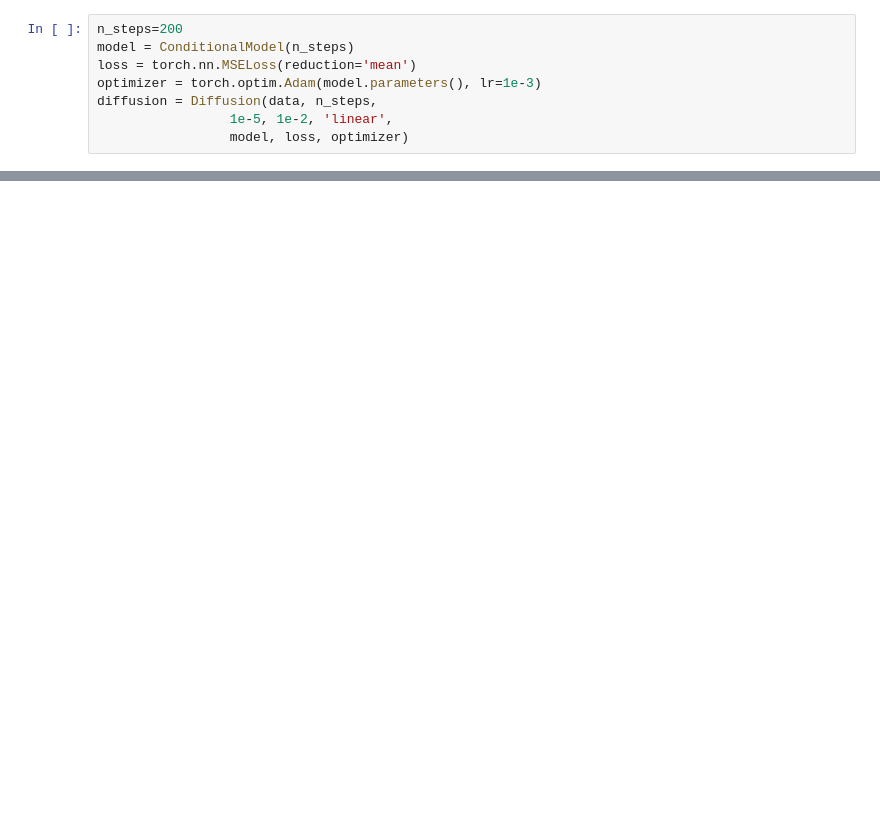
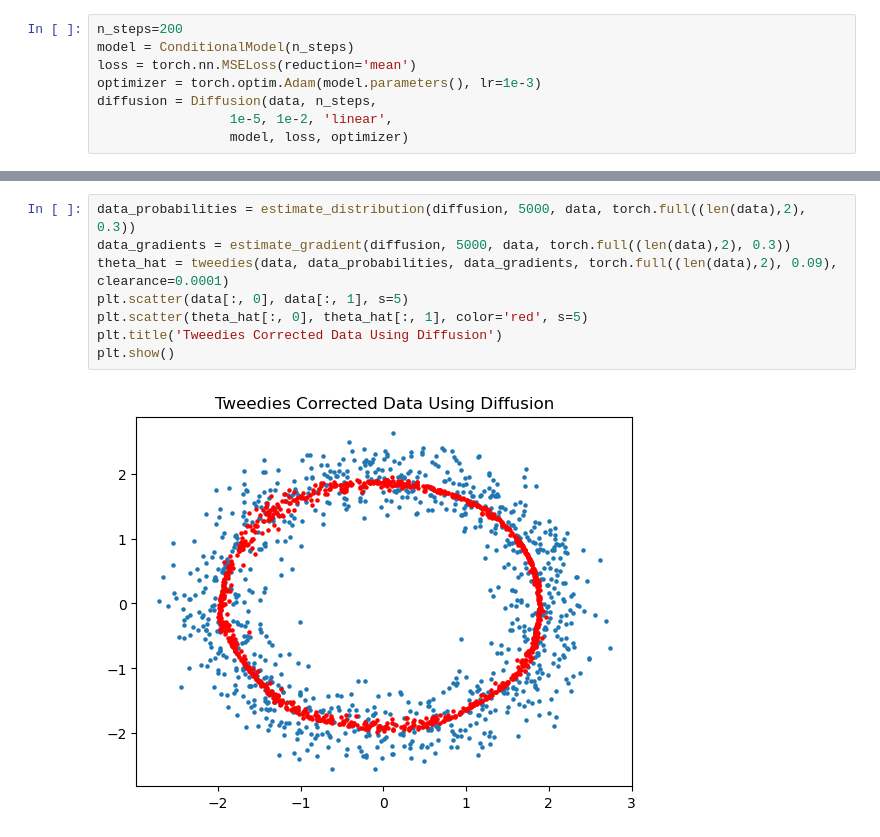
Before and after one commit to KristofPusztai/Probabilistic-Diffusion, a Jupyter notebook: circular_data.ipynb, the cells around one changed output, grey strips where cells are left out. Saved outputs shown, nothing was run; the diff lists cells and outputs as text; blank space fills up the shorter version.

Commit message:
tweedies on circular data - SUCCESS

```diff
--- a/circular_data.ipynb
+++ b/circular_data.ipynb
@@ -167,0 +143,10 @@ plt.show()
+# %%
+data_probabilities = estimate_distribution(diffusion, 5000, data, torch.full((len(data),2), 0.3))
+data_gradients = estimate_gradient(diffusion, 5000, data, torch.full((len(data),2), 0.3))
+theta_hat = tweedies(data, data_probabilities, data_gradients, torch.full((len(data),2), 0.09), clearance=0.0001)
+plt.scatter(data[:, 0], data[:, 1], s=5)
+plt.scatter(theta_hat[:, 0], theta_hat[:, 1], color='red', s=5)
+plt.title('Tweedies Corrected Data Using Diffusion')
+plt.show()
+# %% [output]
+[figure, added]
```
Also changed, not shown: parts of 7 cells of this notebook, 3 other files.
